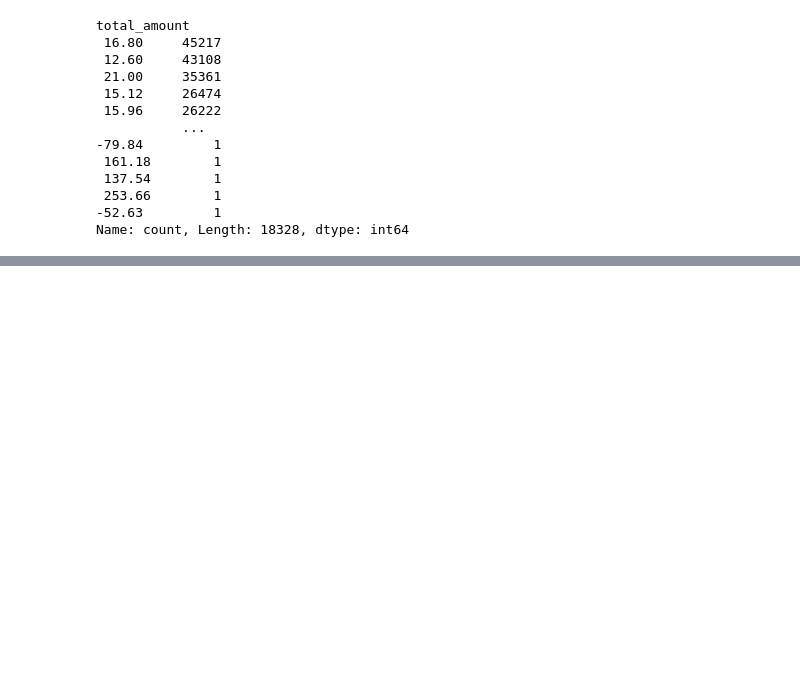
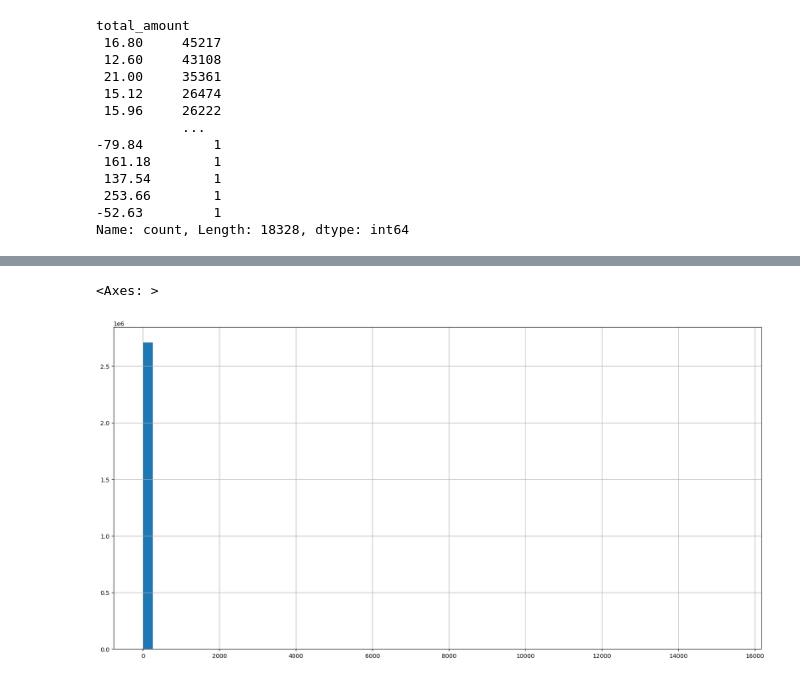
Before and after one commit to Tandoh3/New-York-Taxi-Analysis, a Jupyter notebook: Presentable Notebook.ipynb, the cells around one changed output, grey strips where cells are left out. Cells and saved outputs as stored; diff of their text form; code cells hidden in the pictures; blank space fills up the shorter version.

```diff
--- a/Presentable Notebook.ipynb
+++ b/Presentable Notebook.ipynb
@@ -456,0 +521,5 @@ NameError: name 'df' is not defined
+# %%
+taxi_data_filtered['trip_distance'].hist(figsize=(20, 10), bins=60)
+# %% [output]
+<Axes: >
+[figure, added]
```
Also changed, not shown: parts of 40 cells of this notebook.
